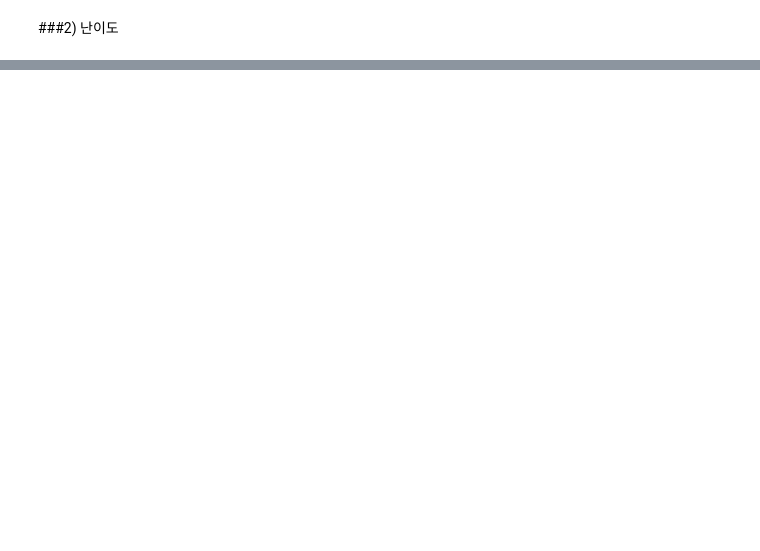
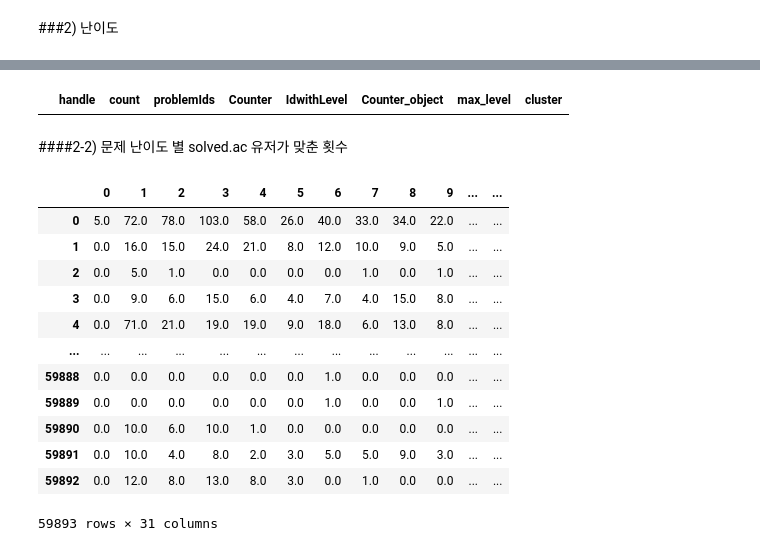
Before and after one commit to Capstone-Algo-Recommendation/ML-recommendation, a Jupyter notebook: data/EDA.ipynb, the cells around one changed output, grey strips where cells are left out. Drawn from its saved outputs; the diff is of its cells as text; code cells hidden in the pictures; blank space fills up the shorter version.

```diff
--- a/data/EDA.ipynb
+++ b/data/EDA.ipynb
@@ -615,0 +841,4 @@ solvedProblem_level.to_csv(os.path.join(DATA_DIR, 'solvedProblem_level.csv'), mo
+# %%
+solvedProblem_level[solvedProblem_level['cluster']==-1]
+# %% [output]
+|  | handle | count | problemIds | Counter | IdwithLevel | Counter_object | max_level | cluster |
@@ -615,0 +847,2 @@ solvedProblem_level.to_csv(os.path.join(DATA_DIR, 'solvedProblem_level.csv'), mo
+# %% [markdown]
+####2-2) 문제 난이도 별 solved.ac 유저가 맞춘 횟수
@@ -615,0 +854,18 @@ solvedProblem_level.to_csv(os.path.join(DATA_DIR, 'solvedProblem_level.csv'), mo
+# %%
+userLevel = pd.read_csv(os.path.join(DATA_DIR, "userLevel.csv"))
+# %%
+userLevel
+# %% [output]
+|  | 0 | 1 | 2 | 3 | 4 | 5 | 6 | 7 | 8 | 9 | ... | ... |
+| 0 | 5.0 | 72.0 | 78.0 | 103.0 | 58.0 | 26.0 | 40.0 | 33.0 | 34.0 | 22.0 | ... | ... |
+| 1 | 0.0 | 16.0 | 15.0 | 24.0 | 21.0 | 8.0 | 12.0 | 10.0 | 9.0 | 5.0 | ... | ... |
+| 2 | 0.0 | 5.0 | 1.0 | 0.0 | 0.0 | 0.0 | 0.0 | 1.0 | 0.0 | 1.0 | ... | ... |
+| 3 | 0.0 | 9.0 | 6.0 | 15.0 | 6.0 | 4.0 | 7.0 | 4.0 | 15.0 | 8.0 | ... | ... |
+| 4 | 0.0 | 71.0 | 21.0 | 19.0 | 19.0 | 9.0 | 18.0 | 6.0 | 13.0 | 8.0 | ... | ... |
+| ... | ... | ... | ... | ... | ... | ... | ... | ... | ... | ... | ... | ... |
+| 59888 | 0.0 | 0.0 | 0.0 | 0.0 | 0.0 | 0.0 | 1.0 | 0.0 | 0.0 | 0.0 | ... | ... |
+| 59889 | 0.0 | 0.0 | 0.0 | 0.0 | 0.0 | 0.0 | 1.0 | 0.0 | 0.0 | 1.0 | ... | ... |
+| 59890 | 0.0 | 10.0 | 6.0 | 10.0 | 1.0 | 0.0 | 0.0 | 0.0 | 0.0 | 0.0 | ... | ... |
+| 59891 | 0.0 | 10.0 | 4.0 | 8.0 | 2.0 | 3.0 | 5.0 | 5.0 | 9.0 | 3.0 | ... | ... |
+| 59892 | 0.0 | 12.0 | 8.0 | 13.0 | 8.0 | 3.0 | 0.0 | 1.0 | 0.0 | 0.0 | ... | ... |
+59893 rows × 31 columns
```
Also changed, not shown: parts of 69 cells of this notebook, 1 other file.
